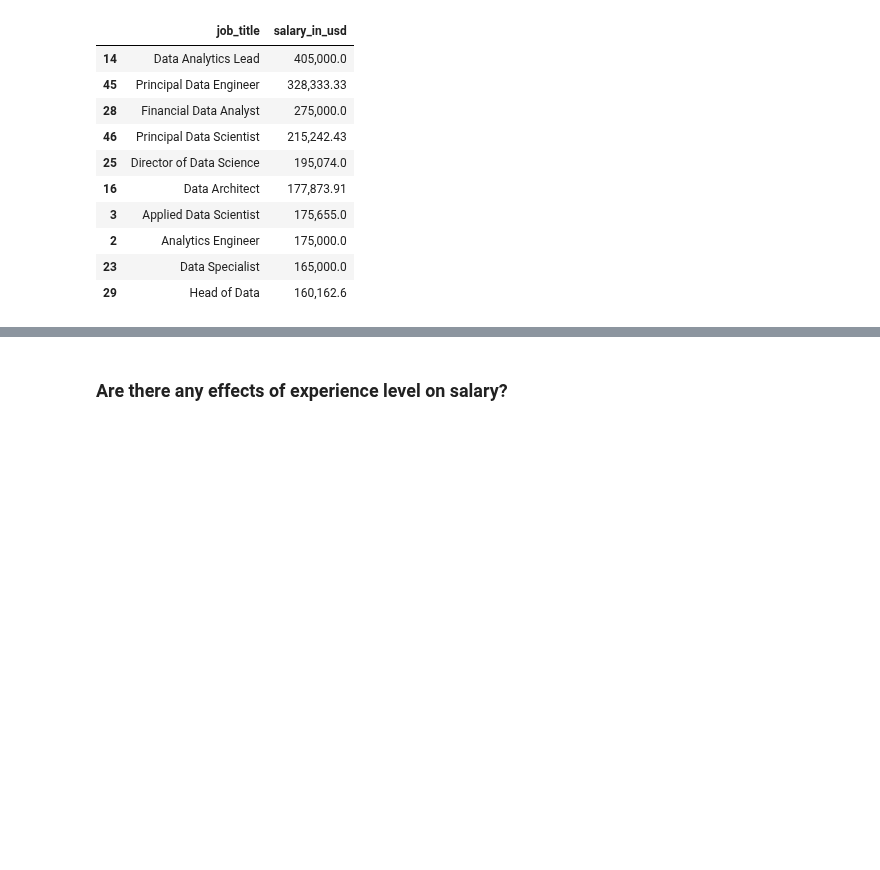
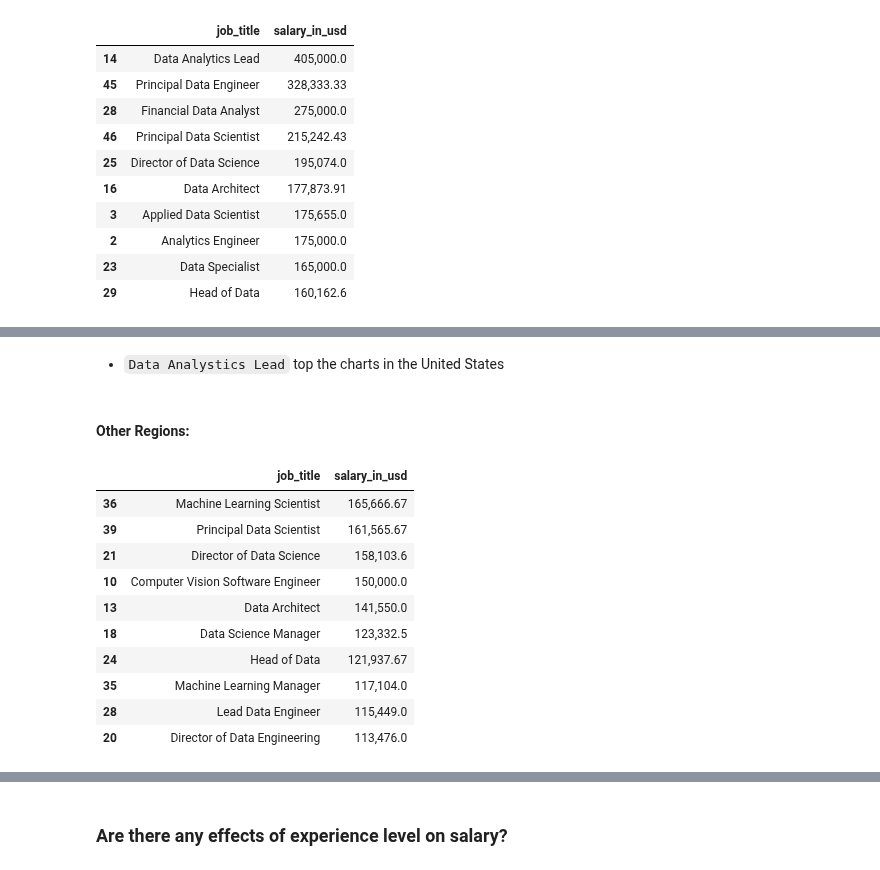
Before and after one commit to manuelinfosec/eda-analysis-of-data-science-job-salaries, a Jupyter notebook: main.ipynb, the cells around one changed output, grey strips where cells are left out. Saved outputs shown, nothing was run; the diff lists cells and outputs as text; code cells hidden in the pictures; blank space fills up the shorter version.

```diff
--- a/main.ipynb
+++ b/main.ipynb
@@ -347,0 +399,23 @@ fig
+# %% [markdown]
+- `Data Analystics Lead` top the charts in the United States
+# %% [markdown]
+#### Other Regions:
+# %%
+avg_region = data[data.company_location != 'US'][data.company_location != 'NG']
+avg_region = (avg_region.groupby("job_title").mean()["salary_in_usd"]
+                                .reset_index()
+                            .sort_values("salary_in_usd", ascending=False)
+                        ).round(decimals=2)
+avg_region.head(10)
+# %% [output]
+|  | job_title | salary_in_usd |
+| 36 | Machine Learning Scientist | 165,666.67 |
+| 39 | Principal Data Scientist | 161,565.67 |
+| 21 | Director of Data Science | 158,103.6 |
+| 10 | Computer Vision Software Engineer | 150,000.0 |
+| 13 | Data Architect | 141,550.0 |
+| 18 | Data Science Manager | 123,332.5 |
+| 24 | Head of Data | 121,937.67 |
+| 35 | Machine Learning Manager | 117,104.0 |
+| 28 | Lead Data Engineer | 115,449.0 |
+| 20 | Director of Data Engineering | 113,476.0 |
```
Also changed, not shown: parts of 28 cells of this notebook.
